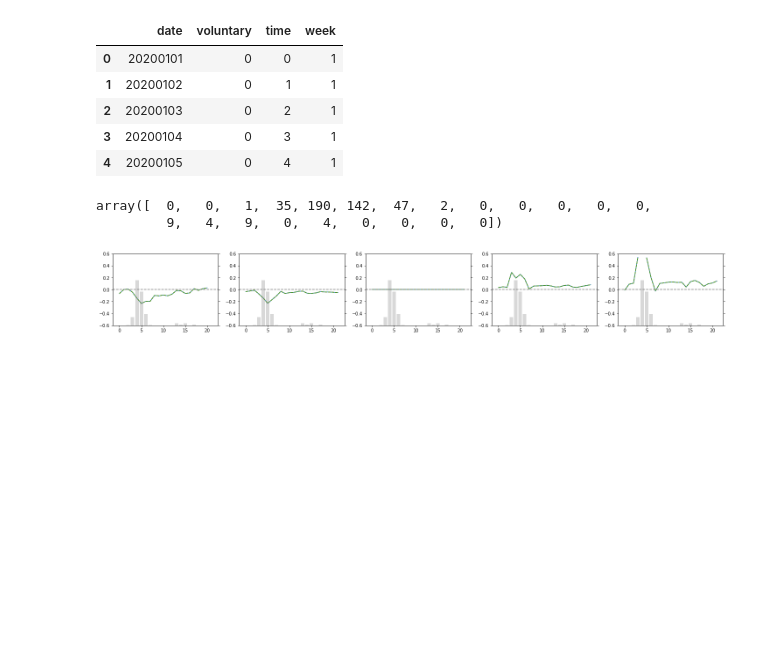
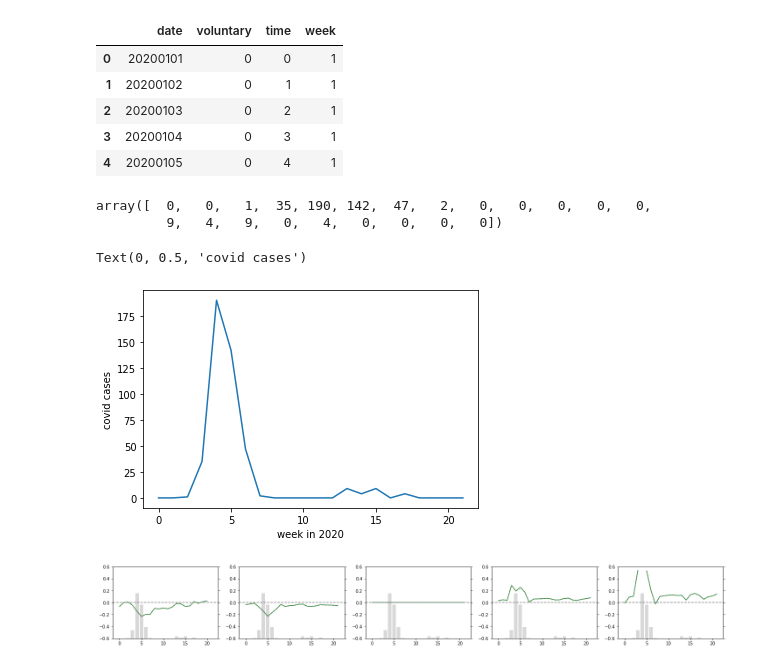
Before and after one commit to HuangNX/Conformity_Casual_Inferance, a Jupyter notebook: try_ATE.ipynb, the cells around one changed output. Drawn from its saved outputs; the diff is of its cells as text; code cells hidden in the pictures; blank space fills up the shorter version.

```diff
--- a/try_ATE.ipynb
+++ b/try_ATE.ipynb
@@ -483,6 +484,13 @@ case_in_week
 # %% [output]
 array([  0,   0,   1,  35, 190, 142,  47,   2,   0,   0,   0,   0,   0,
          9,   4,   9,   0,   4,   0,   0,   0,   0])
+# %%
+plt.plot(np.arange(len(case_in_week)), case_in_week)
+plt.xlabel("week in 2020")
+plt.ylabel("covid cases")
+# %% [output]
+Text(0, 0.5, 'covid cases')
+[figure, added]
 # %%
 fig, ax = plt.subplots(1,5, figsize=(25,3))
 for label in range(label_counts):
```
Also changed, not shown: parts of 38 cells of this notebook, 5 other files.
